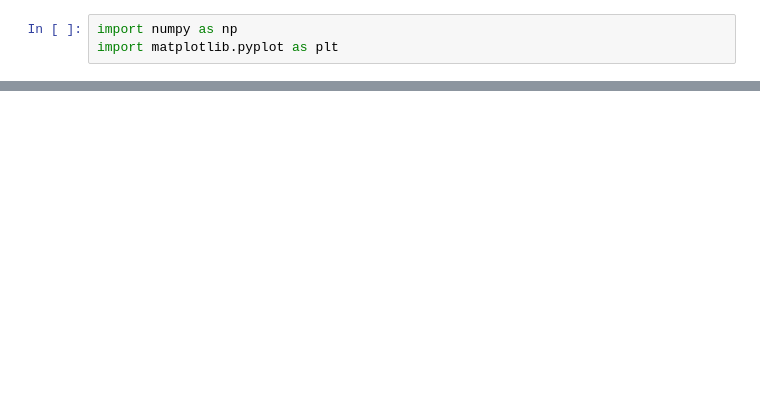
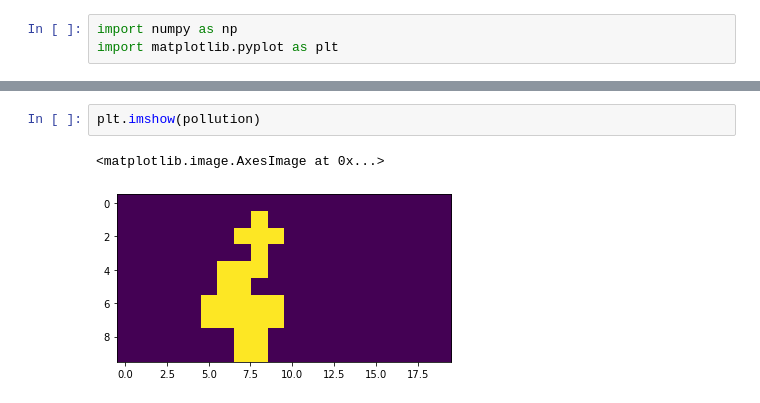
Before and after one commit to ialireza13/Episterian, a Jupyter notebook: randomWalk.ipynb, the cells around one changed output, grey strips where cells are left out. Cells and saved outputs as stored; diff of their text form; blank space fills up the shorter version.

```diff
--- a/randomWalk.ipynb
+++ b/randomWalk.ipynb
@@ -58,0 +73,5 @@ plt.scatter(r[:,0], r[:,1], c=colors, s=1.5)
+# %%
+plt.imshow(pollution)
+# %% [output]
+<matplotlib.image.AxesImage at 0x...>
+[figure, added]
```
Also changed, not shown: parts of 7 cells of this notebook, 1 other file.
